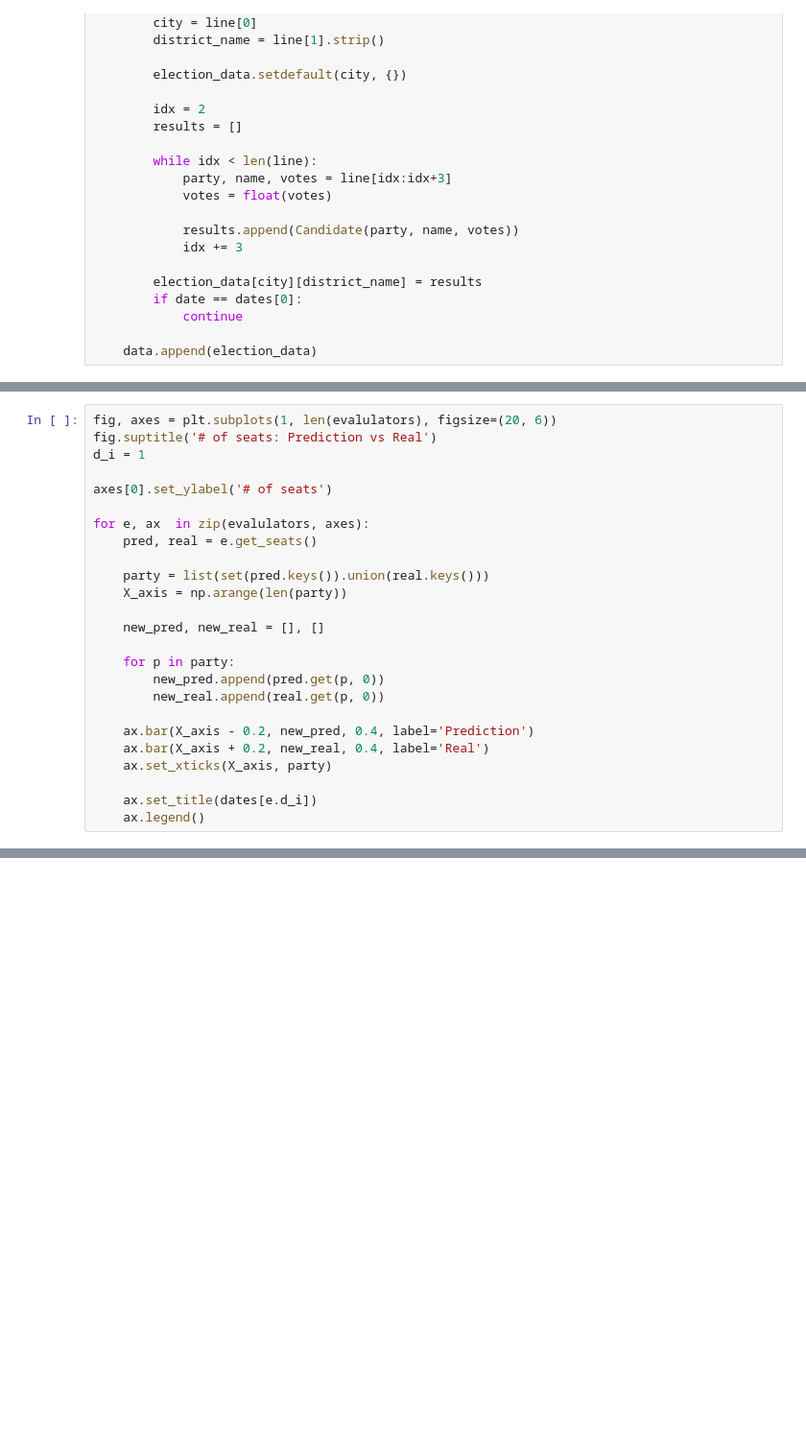
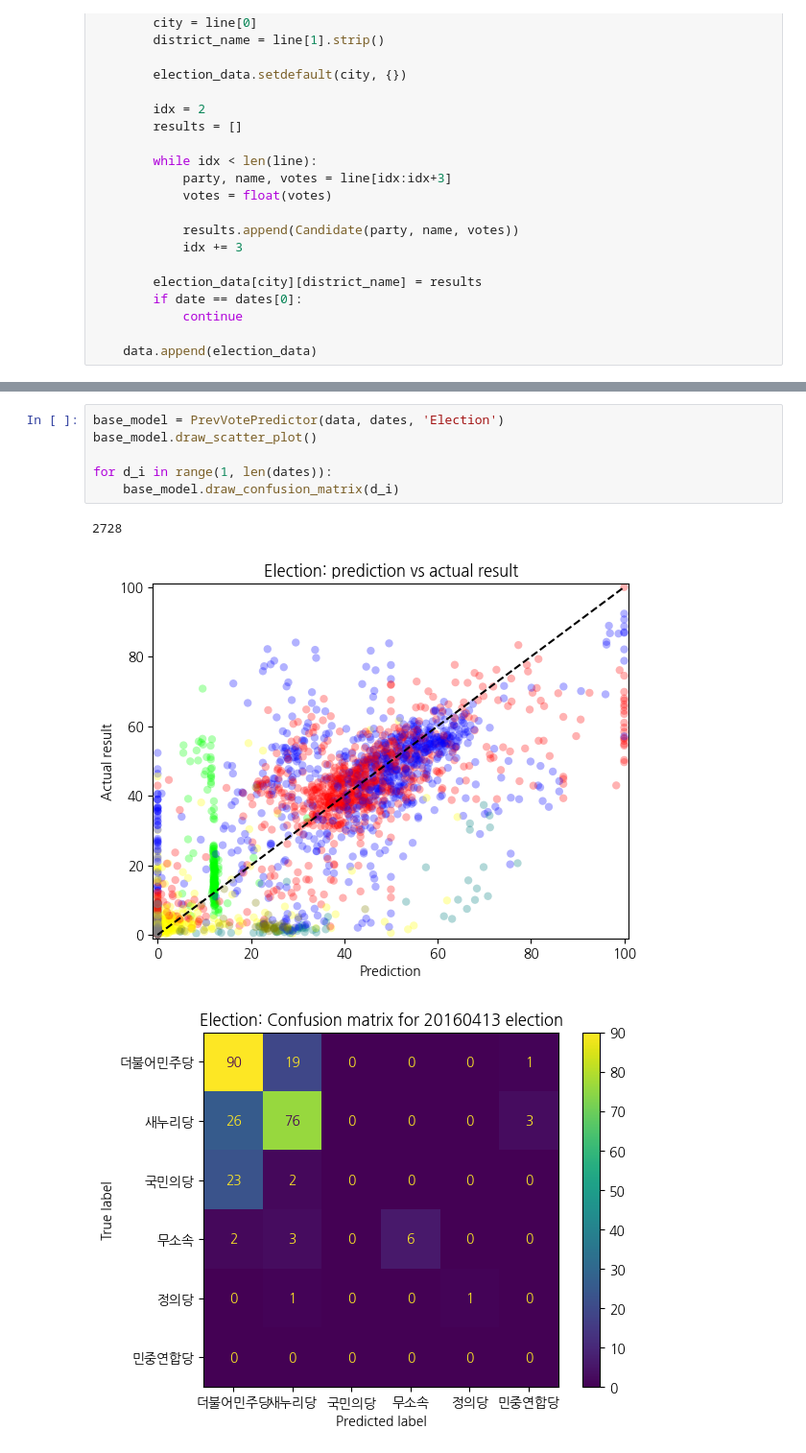
Before and after one commit to BarkNMeow/K-GEPMo, a Jupyter notebook: main.ipynb, the cells around one changed output, grey strips where cells are left out. Shown at 96% size. Drawn from its saved outputs; the diff is of its cells as text; blank space fills up the shorter version.

Commit message:
Generate predictor models

```diff
--- a/main.ipynb
+++ b/main.ipynb
@@ -241,25 +41,0 @@ plt.scatter(X, Y, c=colors, alpha=0.3, edgecolors='none')
-# %%
-fig, axes = plt.subplots(1, len(evalulators), figsize=(20, 6))
-fig.suptitle('# of seats: Prediction vs Real')
-d_i = 1
-
-axes[0].set_ylabel('# of seats')
-
-for e, ax  in zip(evalulators, axes):
-    pred, real = e.get_seats()
-
-    party = list(set(pred.keys()).union(real.keys()))
-    X_axis = np.arange(len(party))
-
-    new_pred, new_real = [], []
-
-    for p in party:
-        new_pred.append(pred.get(p, 0))
-        new_real.append(real.get(p, 0))
-
-    ax.bar(X_axis - 0.2, new_pred, 0.4, label='Prediction')
-    ax.bar(X_axis + 0.2, new_real, 0.4, label='Real')
-    ax.set_xticks(X_axis, party)
-
-    ax.set_title(dates[e.d_i])
-    ax.legend()
@@ -388,0 +79,10 @@ plt.scatter(X, Y, c=colors, alpha=0.3, edgecolors='none')
+# %%
+base_model = PrevVotePredictor(data, dates, 'Election')
+base_model.draw_scatter_plot()
+
+for d_i in range(1, len(dates)):
+    base_model.draw_confusion_matrix(d_i)
+# %% [output]
+2728
+[figure, added]
+[figure, added]
```
Also changed, not shown: parts of 17 cells of this notebook, 4 other files.
